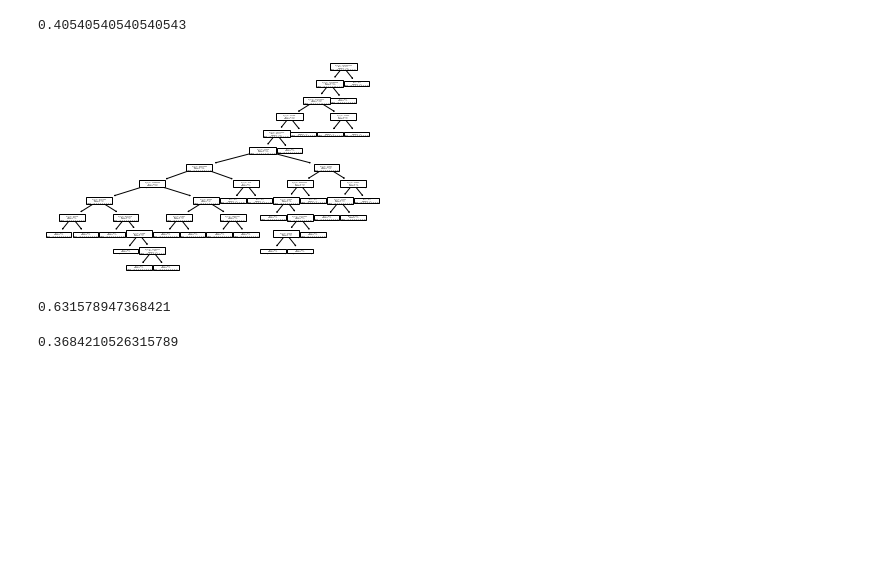
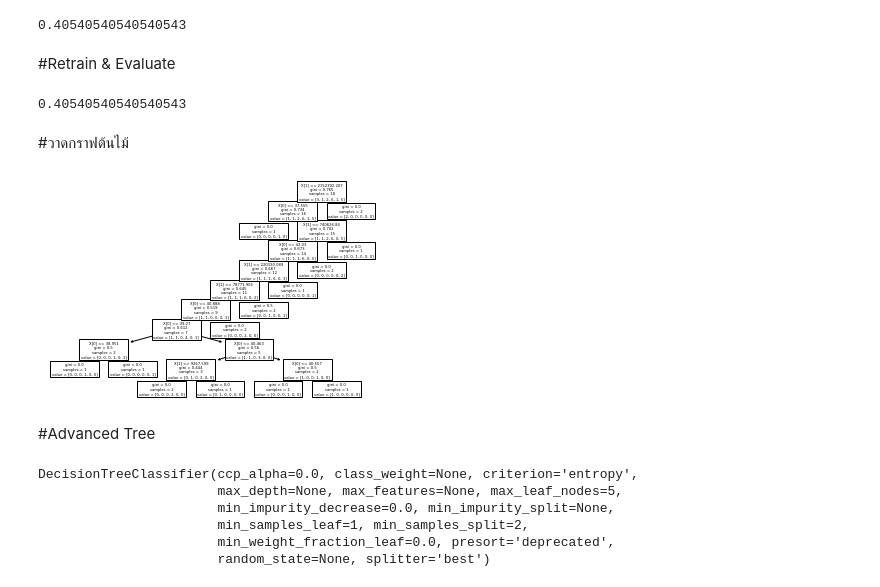
Before and after one commit to chalarm1405/DWDM21_, a Jupyter notebook: Project for Group.ipynb, the cells around one changed output. Cells and saved outputs as stored; diff of their text form; code cells hidden in the pictures; blank space fills up the shorter version.

```diff
--- a/Project for Group.ipynb
+++ b/Project for Group.ipynb
@@ -660,11 +660,11 @@ accuracy_score(y_val, mytree_result3)
 ใช้ค่าเริ่มต้นทดสอบ
 # %%
 #define
-mytree = DecisionTreeClassifier()
+mytree4 = DecisionTreeClassifier()
 #train
-mytree.fit(X_train2,y_train2)
+mytree4.fit(X_train2,y_train2)
 #test
-mytree_result = mytree.predict(X_val)
+mytree_result = mytree4.predict(X_val)
 #accuracy_score
 accuracy_score(y_val, mytree_result)
 # %% [output]
@@ -783,3 +838,5 @@ acc_NN = accuracy_score(y_test, perceptron3_final_result)
 acc_NN
 # %% [output]
 0.40540540540540543
+# %% [markdown]
+#Retrain & Evaluate
@@ -786,19 +850,18 @@ acc_NN
+# %%
+#Evaluate
+acc_NN = accuracy_score(y_test, perceptron3_final_result)
+acc_NN
+# %% [output]
+0.40540540540540543
+# %% [markdown]
+#วาดกราฟต้นไม้
 # %%
 from sklearn.tree import plot_tree
 # %%
-plot_tree(mytree_4final);
+plot_tree(mytree);
 # %% [output]
-[figure, old version]
+[figure, new version]
-# %%
-# Define
-neigh1final = KNeighborsClassifier(n_neighbors=3, weights='uniform') #ถามเพื่อนบ้านที่ใกล้สุด 3 คน และเชื่อทุกคนเท่ากัน
-# Train
-neigh1final.fit(X_train,y_train)
-# Test
-knn1final_result = neigh1final.predict(X_val)
-knn_ac = accuracy_score(y_val, knn1final_result)
-knn_ac
-# %% [output]
-0.631578947368421
+# %% [markdown]
+#Advanced Tree
 # %%
 from sklearn.tree import DecisionTreeClassifier
@@ -807,11 +867,0 @@ from sklearn.metrics import accuracy_score
-# %%
-#define
-mytree = DecisionTreeClassifier()
-#train
-mytree.fit(X_train2,y_train2)
-#test
-mytree_result = mytree.predict(X_val)
-#accuracy_score
-accuracy_score(y_val, mytree_result)
-# %% [output]
-0.3684210526315789
@@ -817,0 +870,9 @@ accuracy_score(y_val, mytree_result)
+# %%
+mytree.fit(X,y)
+# %% [output]
+DecisionTreeClassifier(ccp_alpha=0.0, class_weight=None, criterion='entropy',
+                       max_depth=None, max_features=None, max_leaf_nodes=5,
+                       min_impurity_decrease=0.0, min_impurity_split=None,
+                       min_samples_leaf=1, min_samples_split=2,
+                       min_weight_fraction_leaf=0.0, presort='deprecated',
+                       random_state=None, splitter='best')
```
Also changed, not shown: parts of 22 cells of this notebook.
